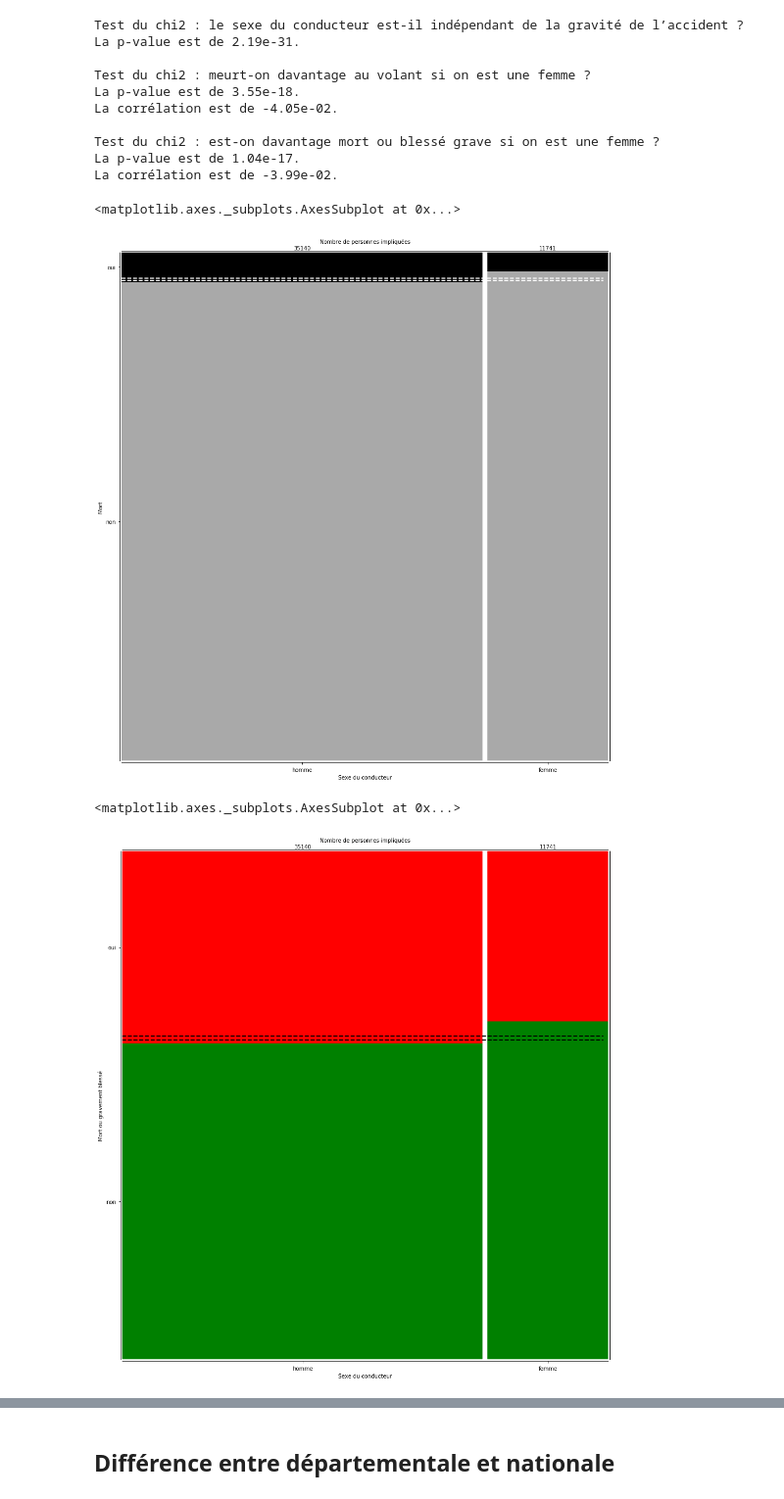
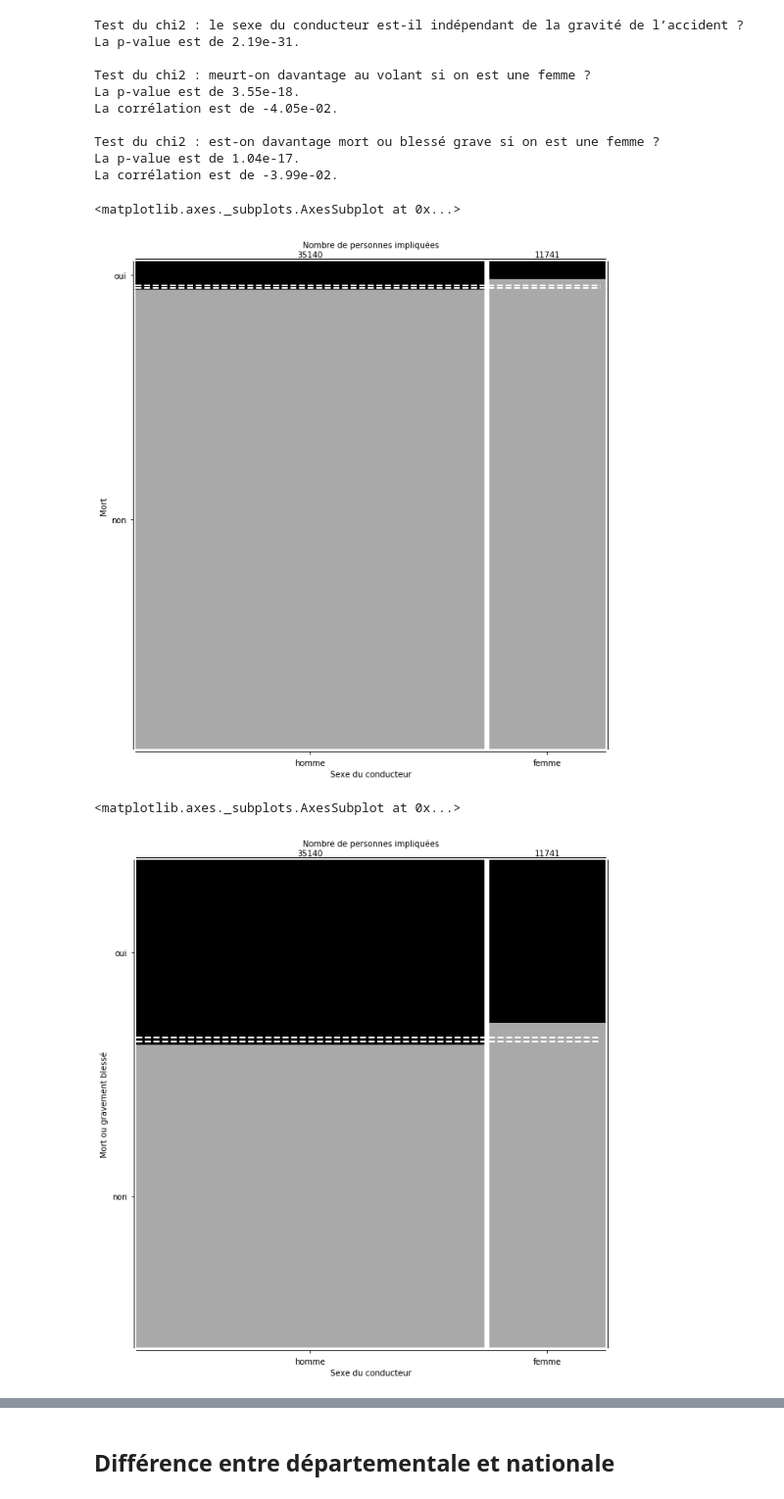
Before and after one commit to ericbenhamou/MASH_IPJ_2018, a Jupyter notebook: Untitled.ipynb, the cells around one changed output, grey strips where cells are left out. Shown: that part at 98% size. Drawn from its saved outputs; the diff is of its cells as text; code cells hidden in the pictures.

Commit message:
Add graphs.

```diff
--- a/Untitled.ipynb
+++ b/Untitled.ipynb
@@ -273,7 +282,7 @@ ct_survived_sex = pd.crosstab(accidents_int["mort"], accidents_int["sexe_cond"])
 N = np.sum(ct_survived_sex.values)
 phat = np.sum(ct_survived_sex.values[0,:]) / N
 deltap = scs.norm.ppf(.975) * np.sqrt(phat * (1-phat) / N)
-mosaic_plot(ct_survived_sex, {False: "darkgrey", True: "black"}, figsize=(15,15), pad_x=.01, pad_y=0,
+mosaic_plot(ct_survived_sex, {False: "darkgrey", True: "black"}, figsize=(10,10), pad_x=.01, pad_y=0,
             x_label="Sexe du conducteur", y_label="Mort",
             row_labels=["non", "oui"],
             col_labels=["homme", "femme"],
@@ -282,23 +291,23 @@ mosaic_plot(ct_survived_sex, {False: "darkgrey", True: "black"}, figsize=(15,15)
                    (phat-deltap, "w--", {"linewidth": 2})])
 # %% [output]
 <matplotlib.axes._subplots.AxesSubplot at 0x...>
-[figure, old version]
+[figure, new version]
 # %%
 #Mosaic plot survivant vs. sexe
 ct_grav_sex = pd.crosstab(accidents_int["grav_fatal"], accidents_int["sexe_cond"])
 N = np.sum(ct_grav_sex.values)
 phat = np.sum(ct_grav_sex.values[0,:]) / N
 deltap = scs.norm.ppf(.975) * np.sqrt(phat * (1-phat) / N)
-mosaic_plot(ct_grav_sex, {False: "darkgrey", True: "black"}, figsize=(15,15), pad_x=.01, pad_y=0,
+mosaic_plot(ct_grav_sex, {False: "darkgrey", True: "black"}, figsize=(10,10), pad_x=.01, pad_y=0,
             x_label="Sexe du conducteur", y_label="Mort ou gravement blessé",
             row_labels=["non", "oui"],
             col_labels=["homme", "femme"],
             top_label="Nombre de personnes impliquées",
-            lines=[(phat+deltap, "k--", {"linewidth": 2}),
-                   (phat-deltap, "k--", {"linewidth": 2})])
+            lines=[(phat+deltap, "w--", {"linewidth": 2}),
+                   (phat-deltap, "w--", {"linewidth": 2})])
 # %% [output]
 <matplotlib.axes._subplots.AxesSubplot at 0x...>
-[figure, old version]
+[figure, new version]
 # %%
 an_stat = 2016
 accidents_int["junior"] = accidents_int["an_nais_cond"] >= an_stat - 21
```
Also changed, not shown: parts of 10 cells of this notebook.
